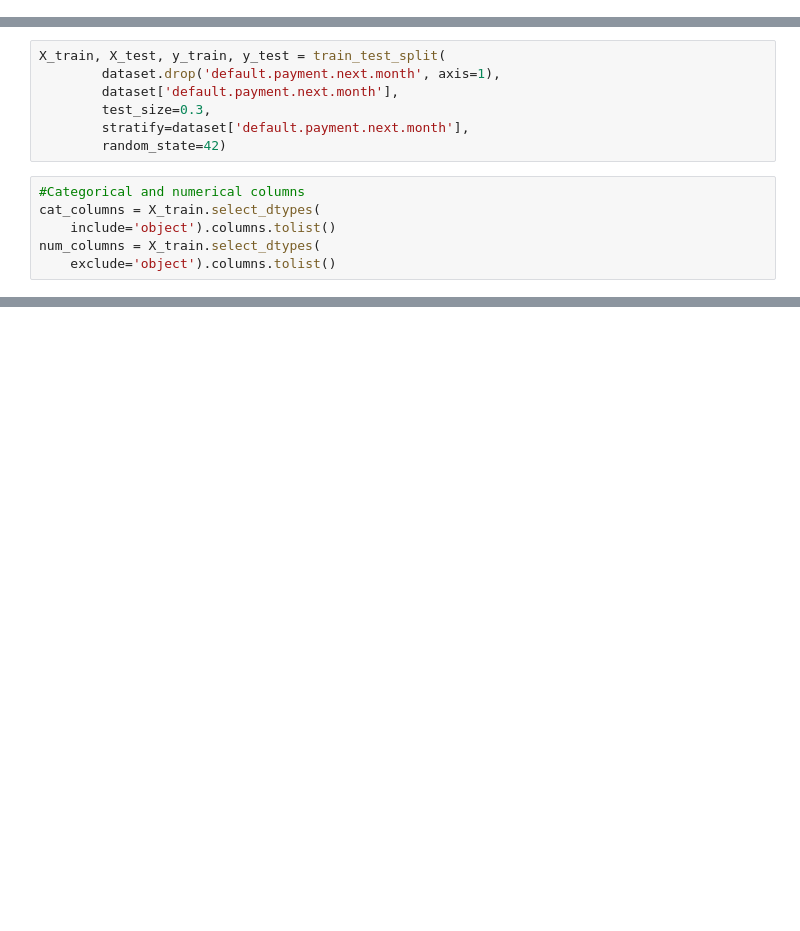
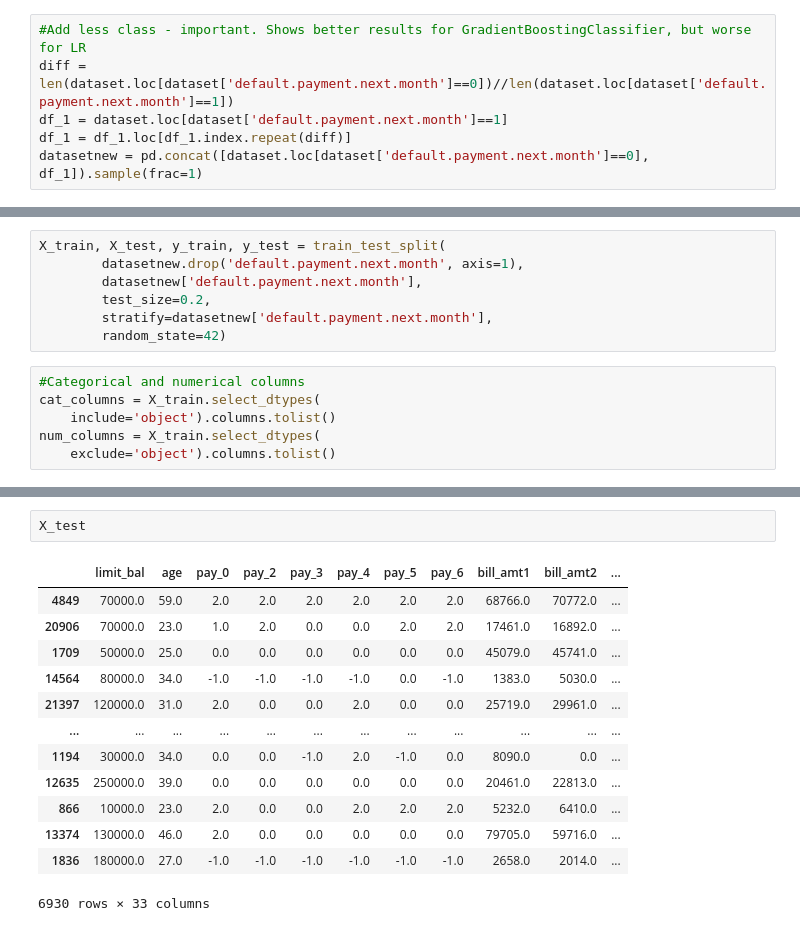
Before and after one commit to kulikofff/Data-Analytics-2023-V2, a Jupyter notebook: ML DA may 2023/Video Pipeline and hyperparameters gridsearch.ipynb, the cells around one changed output, grey strips where cells are left out. Drawn from its saved outputs; the diff is of its cells as text; blank space fills up the shorter version.

```diff
--- a/ML DA may 2023/Video Pipeline and hyperparameters gridsearch.ipynb
+++ b/ML DA may 2023/Video Pipeline and hyperparameters gridsearch.ipynb
@@ -46,0 +56,6 @@ dataset
+# %%
+#Add less class - important. Shows better results for GradientBoostingClassifier, but worse for LR
+diff = len(dataset.loc[dataset['default.payment.next.month']==0])//len(dataset.loc[dataset['default.payment.next.month']==1])
+df_1 = dataset.loc[dataset['default.payment.next.month']==1]
+df_1 = df_1.loc[df_1.index.repeat(diff)]
+datasetnew = pd.concat([dataset.loc[dataset['default.payment.next.month']==0], df_1]).sample(frac=1)
@@ -47,9 +69,9 @@ dataset
 # %%
 X_train, X_test, y_train, y_test = train_test_split(
-        dataset.drop('default.payment.next.month', axis=1),
-        dataset['default.payment.next.month'],
-        test_size=0.3,
-        stratify=dataset['default.payment.next.month'],
+        datasetnew.drop('default.payment.next.month', axis=1),
+        datasetnew['default.payment.next.month'],
+        test_size=0.2,
+        stratify=datasetnew['default.payment.next.month'],
         random_state=42)
 # %%
 #Categorical and numerical columns
@@ -186,0 +212,16 @@ pipe_GBC()
+# %%
+X_test
+# %% [output]
+|  | limit_bal | age | pay_0 | pay_2 | pay_3 | pay_4 | pay_5 | pay_6 | bill_amt1 | bill_amt2 | ... |
+| 4849 | 70000.0 | 59.0 | 2.0 | 2.0 | 2.0 | 2.0 | 2.0 | 2.0 | 68766.0 | 70772.0 | ... |
+| 20906 | 70000.0 | 23.0 | 1.0 | 2.0 | 0.0 | 0.0 | 2.0 | 2.0 | 17461.0 | 16892.0 | ... |
+| 1709 | 50000.0 | 25.0 | 0.0 | 0.0 | 0.0 | 0.0 | 0.0 | 0.0 | 45079.0 | 45741.0 | ... |
+| 14564 | 80000.0 | 34.0 | -1.0 | -1.0 | -1.0 | -1.0 | 0.0 | -1.0 | 1383.0 | 5030.0 | ... |
+| 21397 | 120000.0 | 31.0 | 2.0 | 0.0 | 0.0 | 2.0 | 0.0 | 0.0 | 25719.0 | 29961.0 | ... |
+| ... | ... | ... | ... | ... | ... | ... | ... | ... | ... | ... | ... |
+| 1194 | 30000.0 | 34.0 | 0.0 | 0.0 | -1.0 | 2.0 | -1.0 | 0.0 | 8090.0 | 0.0 | ... |
+| 12635 | 250000.0 | 39.0 | 0.0 | 0.0 | 0.0 | 0.0 | 0.0 | 0.0 | 20461.0 | 22813.0 | ... |
+| 866 | 10000.0 | 23.0 | 2.0 | 0.0 | 0.0 | 2.0 | 2.0 | 2.0 | 5232.0 | 6410.0 | ... |
+| 13374 | 130000.0 | 46.0 | 2.0 | 0.0 | 0.0 | 0.0 | 0.0 | 0.0 | 79705.0 | 59716.0 | ... |
+| 1836 | 180000.0 | 27.0 | -1.0 | -1.0 | -1.0 | -1.0 | -1.0 | -1.0 | 2658.0 | 2014.0 | ... |
+6930 rows × 33 columns
```
Also changed, not shown: parts of 19 cells of this notebook.
